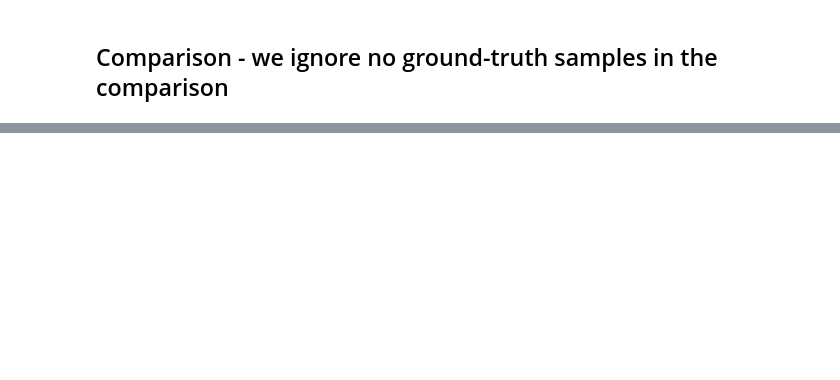
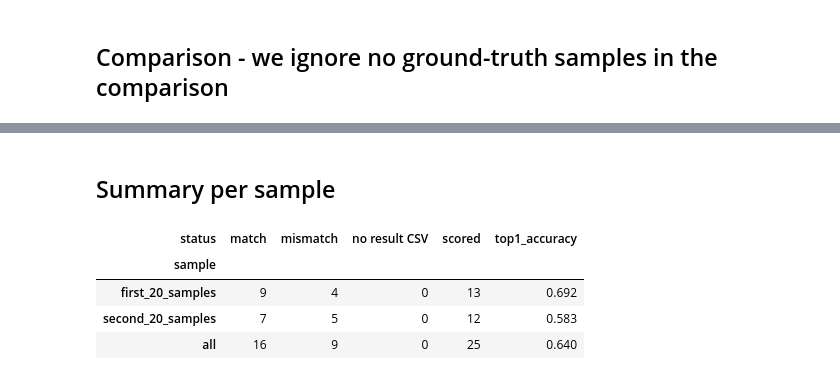
Before and after one commit to ThanoshanMV/vfcfinder, a Jupyter notebook: notebooks/compare_with_ground_truth.ipynb, the cells around one changed output, grey strips where cells are left out. Saved outputs shown, nothing was run; the diff lists cells and outputs as text; code cells hidden in the pictures; blank space fills up the shorter version.

```diff
--- a/notebooks/compare_with_ground_truth.ipynb
+++ b/notebooks/compare_with_ground_truth.ipynb
@@ -135,0 +162,20 @@ comparison[
+# %% [markdown]
+## Summary per sample
+# %%
+summary = (
+    comparison.groupby(["sample", "status"]).size().unstack(fill_value=0)
+    .reindex(columns=["match", "mismatch", "no result CSV"], fill_value=0)
+)
+summary["scored"] = summary["match"] + summary["mismatch"]
+summary["top1_accuracy"] = (summary["match"] / summary["scored"]).round(3)
+summary.loc["all"] = summary.sum(numeric_only=True)
+summary.loc["all", "top1_accuracy"] = round(summary.loc["all", "match"] / summary.loc["all", "scored"], 3)
+count_cols = ["match", "mismatch", "no result CSV", "scored"]
+summary[count_cols] = summary[count_cols].astype(int)
+summary
+# %% [output]
+| status | match | mismatch | no result CSV | scored | top1_accuracy |
+| sample |  |  |  |  |  |
+| first_20_samples | 9 | 4 | 0 | 13 | 0.692 |
+| second_20_samples | 7 | 5 | 0 | 12 | 0.583 |
+| all | 16 | 9 | 0 | 25 | 0.640 |
```
Also changed, not shown: parts of 6 cells of this notebook, 1 other file.
